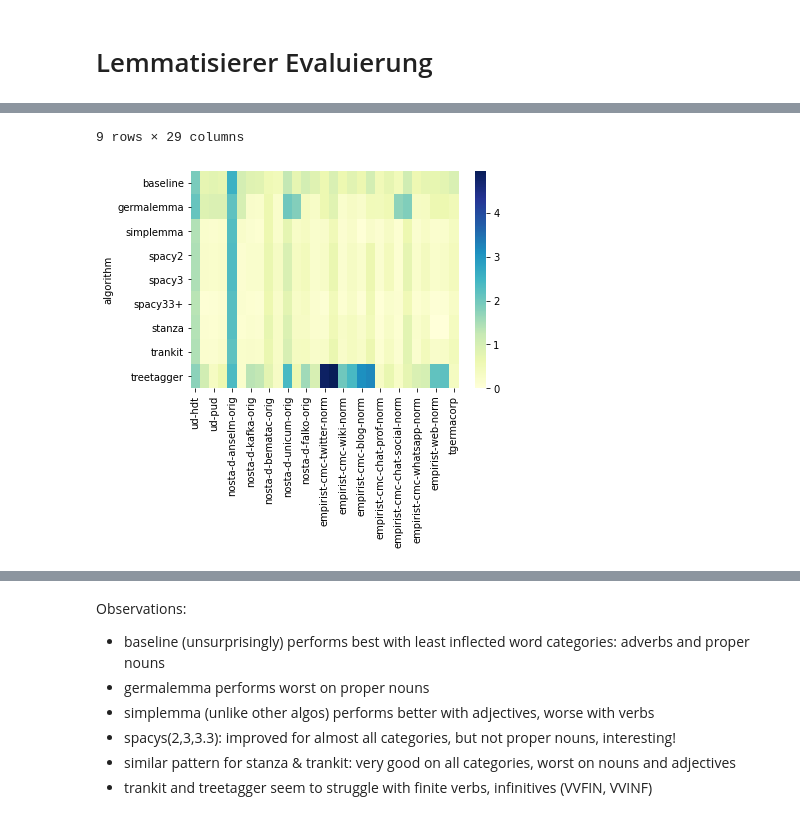
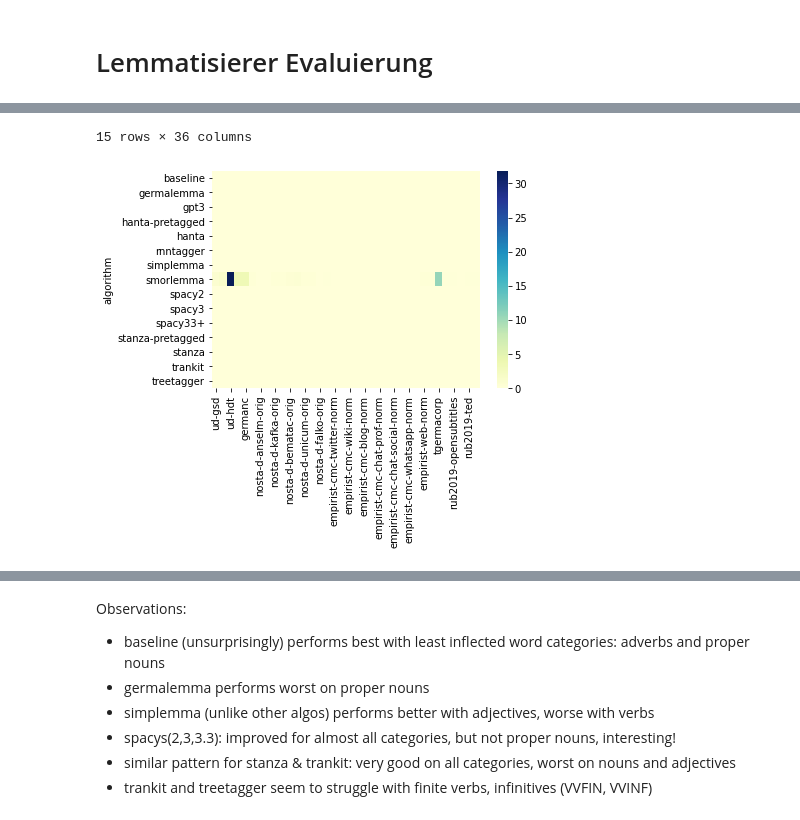
Before and after one commit to zentrum-lexikographie/eval-de-lemma, a Jupyter notebook: nbs/evaluation.ipynb, the cells around one changed output, grey strips where cells are left out. Saved outputs shown, nothing was run; the diff lists cells and outputs as text; code cells hidden in the pictures.

Commit message:
continue evaluation, prepare tables

```diff
--- a/nbs/evaluation.ipynb
+++ b/nbs/evaluation.ipynb
@@ -19,6 +36,20 @@ for FILE in FILES:
     algos.append(FILE.split('.')[0].split('results-')[1])
     with open(FILE, "r") as fp:
         results = json.load(fp)
+        for r in results:
+            lem = r['lemmatizer']
+            ds = r['dataset']
+            # extract time and energy from emission files
+            if list(emissions[emissions['project_name'] == f'{lem}-{ds}'].duration):
+                r['elapsed'] = list(emissions[emissions['project_name'] == f'{lem}-{ds}'].duration)[-1]
+                r['energy_consumed'] = list(emissions[emissions['project_name'] == f'{lem}-{ds}'].energy_consumed)[-1]
+                r['cpu_energy'] = list(emissions[emissions['project_name'] == f'{lem}-{ds}'].cpu_energy)[-1]
+                r['ram_energy'] = list(emissions[emissions['project_name'] == f'{lem}-{ds}'].ram_energy)[-1]
+            else:
+                r['elapsed'] = 0
+                r['energy_consumed'] = 0  # sum of cpu_energy, gpu_energy and ram_energy (kW)
+                r['cpu_energy'] = 0  # cpu_energy (kW)
+                r['ram_energy'] = 0  # ram_energy (kW)
         data += results
         print(len(results))
         if algos[-1] == 'baseline':
@@ -88,6 +85,6 @@ len(data)
 # %%
 datasets = pd.DataFrame(columns=['corpus', 'size', 'lemma tokens', 'lemma types'])
-for d in data[:29]:  # baseline files
+for d in data[:36]:  # baseline files
     if 'norm' in d['dataset']:  # only original file
         continue
     line = [d['dataset'], d['sample-size'], d['metrics']['overall']['number_of_lemmata'],
@@ -95,4 +92,4 @@ for d in data[:29]:  # baseline files
     datasets.loc[len(datasets)] = line
 datasets = datasets.set_index('corpus')
 datasets['lemma-type-token-ratio'] = (datasets['lemma types'] / datasets['lemma tokens']) * 100
-datasets['lemma-type-token-ratio'] = datasets['lemma-type-token-ratio'].apply(round)
+datasets['lemma-type-token-ratio'] = datasets['lemma-type-token-ratio'].apply(lambda x: round (x,2))
@@ -180,9 +149,16 @@ fig.tight_layout()
 # %%
-def generate_table(df, feature, plot=True):
+def generate_table(df, feature, latex=False, plot=True, round_results=4):
     table = pd.DataFrame(columns=['algorithm']+corpora)
     line = []
     algo_index = 0
+    corpus_index = 0
     for d in data:
+        corpus = d['dataset']
+        # some corpora not lemmatized by some algorithms
+        if corpora[corpus_index] != corpus:
+            while corpora[corpus_index] != corpus:
+                line.append(0.)
+                corpus_index += 1
         if type(feature) == str:
             line.append(d[feature])
         elif type(feature) == list:
@@ -194,16 +170,18 @@ def generate_table(df, feature, plot=True):
                         line.append(d[feature[0]][feature[1]][feature[2]])
                 else:
                     line.append(d[feature[0]][feature[1]])
-        if d['dataset'] == 'tgermacorp':  # last corpus reached, next algorithm
-            # exception for stanza, 2 corpora not covered: 'empirist-web-norm', 'empirist-web'
-            if d['lemmatizer'] == 'stanza':
-                line.insert(-1, 0)
-                line.insert(-1, 0)
+        corpus_index += 1  # next corpus
+        if corpus_index == 36:  # last corpus reached, next algorithm
             table.loc[len(table)] = [d['lemmatizer']] + line
             line = []
             algo_index += 1  # next algorithm
+            corpus_index = 0  # start again with first corpus
     table = table.set_index('algorithm')
     table = table.astype(float)
+    if round_results:
+        table = table.apply(lambda x: round (x,round_results))
+    if latex:
+        print(table.to_latex(bold_rows=True))
     if plot:
         sns.heatmap(table, cmap="YlGnBu")
     return table
@@ -399,3 +420,3 @@ generate_table(data, ['metrics','overall','log-levenshtein2'])
 # %%
-generate_table(data, ['metrics','overall','levenshtein'])
+generate_table(data, 'energy_consumed')
 # %% [output]
@@ -413,2 +440,2 @@ generate_table(data, ['metrics','overall','levenshtein'])
-9 rows × 29 columns
+15 rows × 36 columns
-[figure, old version]
+[figure, new version]
```
Also changed, not shown: parts of 52 cells of this notebook, 3 other files.
